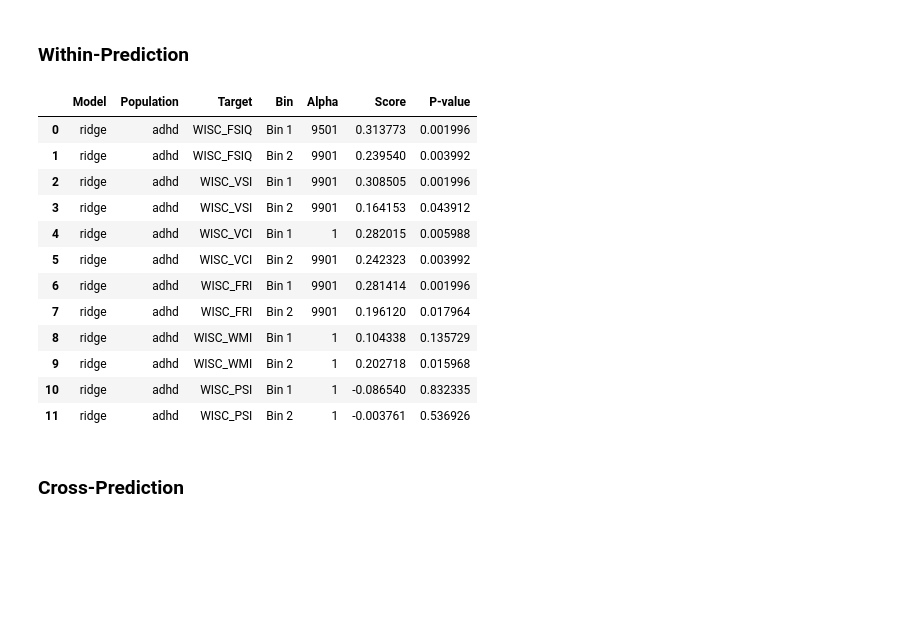
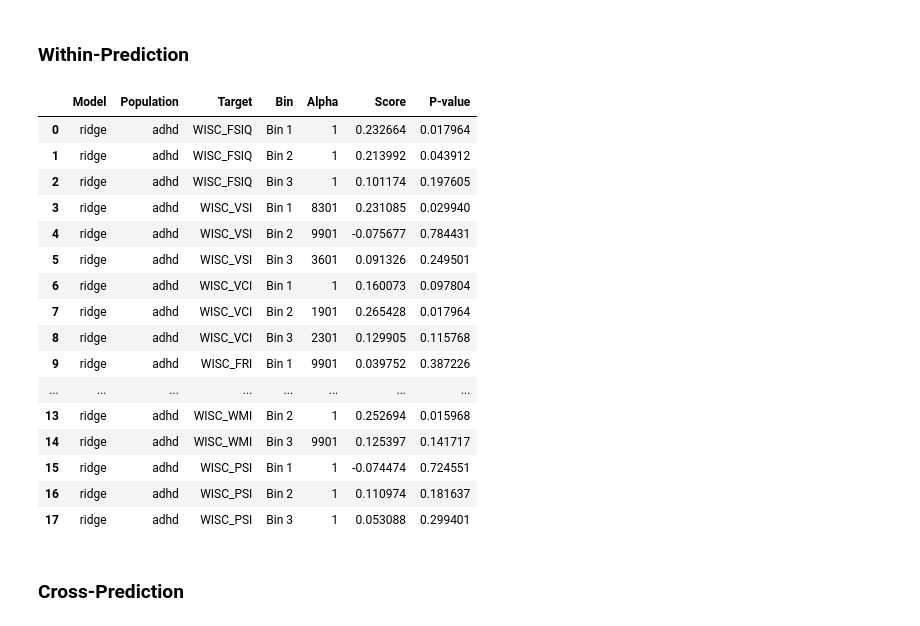
Before and after one commit to Brian-Pho/MSc_Research-Project, a Jupyter notebook: src/Models/Analysis/Multiple Hypothesis Testing.ipynb, the cells around one changed output. Drawn from its saved outputs; the diff is of its cells as text; code cells hidden in the pictures; blank space fills up the shorter version.

Commit message:
Add equal sample age bin results

```diff
--- a/src/Models/Analysis/Multiple Hypothesis Testing.ipynb
+++ b/src/Models/Analysis/Multiple Hypothesis Testing.ipynb
@@ -33,26 +33,30 @@ display(df)
 # %% [markdown]
 ### Within-Prediction
 # %%
-fn = 'ridge_pts_adhd_two_bins.csv'
+fn = 'ridge_pts_adhd_equal_sample_bins.csv'
 results_path = join(RIDGE_RESULTS, fn)
 df = pd.read_csv(results_path, index_col=0)
 # df['Features'] = df['Target'] + df['Bin']
 pvals = df['P-value']
 display(df)
 # %% [output]
 |  | Model | Population | Target | Bin | Alpha | Score | P-value |
-| 0 | ridge | adhd | WISC_FSIQ | Bin 1 | 9501 | 0.313773 | 0.001996 |
-| 1 | ridge | adhd | WISC_FSIQ | Bin 2 | 9901 | 0.239540 | 0.003992 |
-| 2 | ridge | adhd | WISC_VSI | Bin 1 | 9901 | 0.308505 | 0.001996 |
-| 3 | ridge | adhd | WISC_VSI | Bin 2 | 9901 | 0.164153 | 0.043912 |
-| 4 | ridge | adhd | WISC_VCI | Bin 1 | 1 | 0.282015 | 0.005988 |
-| 5 | ridge | adhd | WISC_VCI | Bin 2 | 9901 | 0.242323 | 0.003992 |
-| 6 | ridge | adhd | WISC_FRI | Bin 1 | 9901 | 0.281414 | 0.001996 |
-| 7 | ridge | adhd | WISC_FRI | Bin 2 | 9901 | 0.196120 | 0.017964 |
-| 8 | ridge | adhd | WISC_WMI | Bin 1 | 1 | 0.104338 | 0.135729 |
-| 9 | ridge | adhd | WISC_WMI | Bin 2 | 1 | 0.202718 | 0.015968 |
-| 10 | ridge | adhd | WISC_PSI | Bin 1 | 1 | -0.086540 | 0.832335 |
-| 11 | ridge | adhd | WISC_PSI | Bin 2 | 1 | -0.003761 | 0.536926 |
+| 0 | ridge | adhd | WISC_FSIQ | Bin 1 | 1 | 0.232664 | 0.017964 |
+| 1 | ridge | adhd | WISC_FSIQ | Bin 2 | 1 | 0.213992 | 0.043912 |
+| 2 | ridge | adhd | WISC_FSIQ | Bin 3 | 1 | 0.101174 | 0.197605 |
+| 3 | ridge | adhd | WISC_VSI | Bin 1 | 8301 | 0.231085 | 0.029940 |
+| 4 | ridge | adhd | WISC_VSI | Bin 2 | 9901 | -0.075677 | 0.784431 |
+| 5 | ridge | adhd | WISC_VSI | Bin 3 | 3601 | 0.091326 | 0.249501 |
+| 6 | ridge | adhd | WISC_VCI | Bin 1 | 1 | 0.160073 | 0.097804 |
+| 7 | ridge | adhd | WISC_VCI | Bin 2 | 1901 | 0.265428 | 0.017964 |
+| 8 | ridge | adhd | WISC_VCI | Bin 3 | 2301 | 0.129905 | 0.115768 |
+| 9 | ridge | adhd | WISC_FRI | Bin 1 | 9901 | 0.039752 | 0.387226 |
+| ... | ... | ... | ... | ... | ... | ... | ... |
+| 13 | ridge | adhd | WISC_WMI | Bin 2 | 1 | 0.252694 | 0.015968 |
+| 14 | ridge | adhd | WISC_WMI | Bin 3 | 9901 | 0.125397 | 0.141717 |
+| 15 | ridge | adhd | WISC_PSI | Bin 1 | 1 | -0.074474 | 0.724551 |
+| 16 | ridge | adhd | WISC_PSI | Bin 2 | 1 | 0.110974 | 0.181637 |
+| 17 | ridge | adhd | WISC_PSI | Bin 3 | 1 | 0.053088 | 0.299401 |
 # %% [markdown]
 ### Cross-Prediction
 # %%
```
Also changed, not shown: parts of 1 cell of this notebook, 3 other files.
